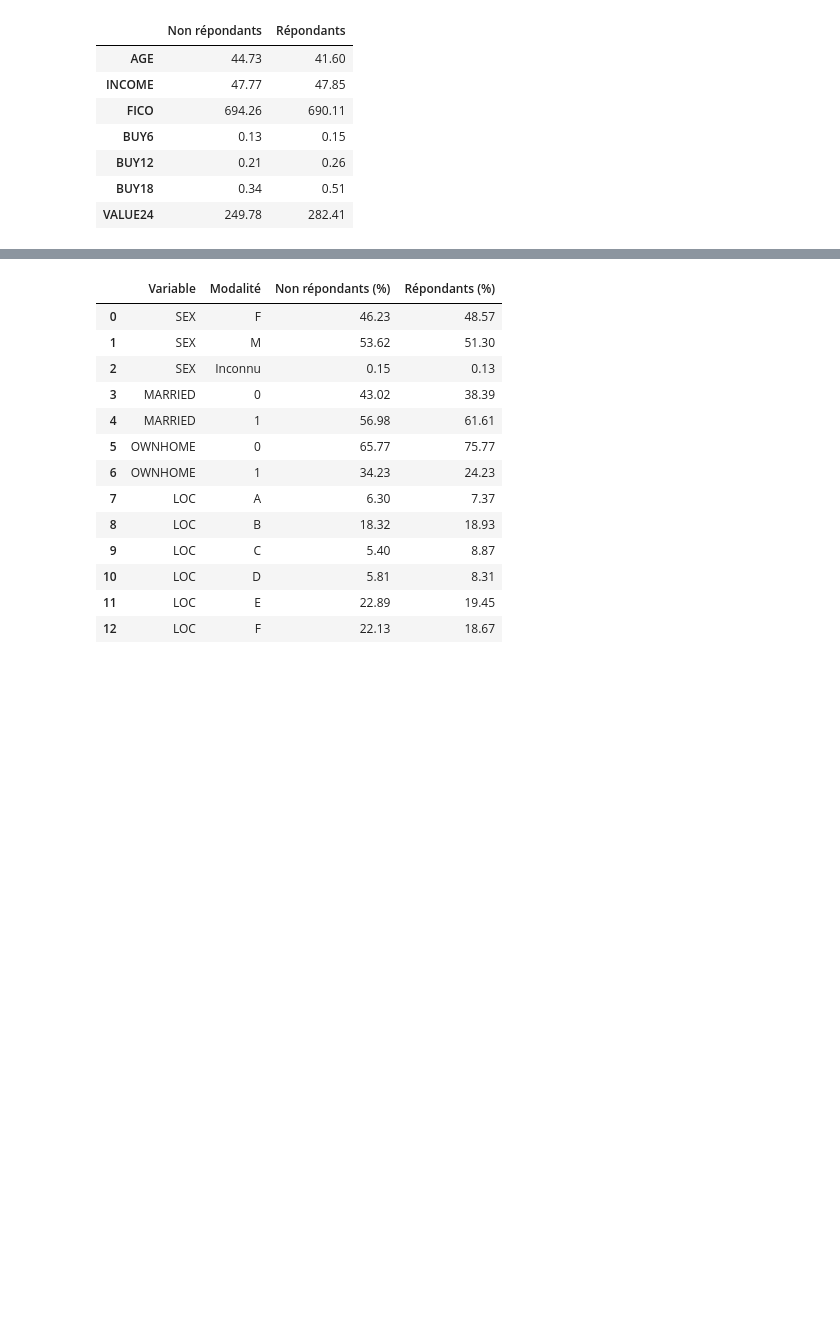
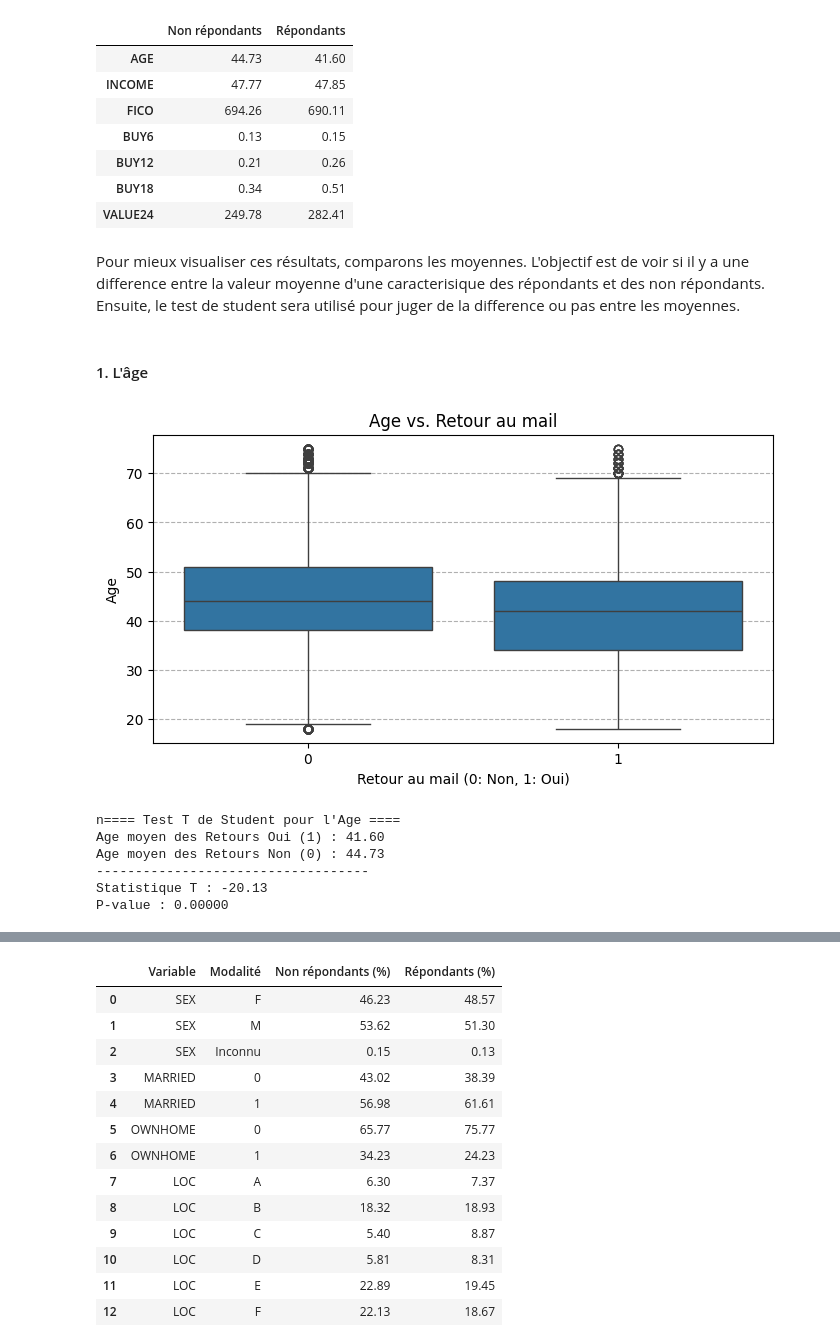
Before and after one commit to MarleneManirafasha/marketing-campaign-scoring-analysis, a Jupyter notebook: notebooks/analyse_exploratoire.ipynb, the cells around one changed output, grey strips where cells are left out. Cells and saved outputs as stored; diff of their text form; code cells hidden in the pictures; blank space fills up the shorter version.

```diff
--- a/notebooks/analyse_exploratoire.ipynb
+++ b/notebooks/analyse_exploratoire.ipynb
@@ -284,3 +354,38 @@ table_num
 | BUY12 | 0.21 | 0.26 |
 | BUY18 | 0.34 | 0.51 |
 | VALUE24 | 249.78 | 282.41 |
+# %% [markdown]
+Pour mieux visualiser ces résultats, comparons les moyennes. L'objectif est de voir si il y a une difference entre la valeur moyenne d'une caracterisique des répondants et des non répondants. Ensuite, le test de student sera utilisé pour juger de la difference ou pas entre les moyennes.
+# %% [markdown]
+#### 1. L'âge
+# %%
+# Visualisation : Boxplot
+from scipy.stats import ttest_ind
+plt.figure(figsize=(8, 4))
+sns.boxplot(x='RETOUR_rec', y='AGE', data=df)
+plt.title('Age vs. Retour au mail')
+plt.xlabel('Retour au mail (0: Non, 1: Oui)')
+plt.ylabel('Age')
+plt.grid(axis='y', linestyle='--')
+plt.show() #
+
+# Test Statistique : Test T de Student
+retour_oui_age = df[df['RETOUR_rec'] == 1]['AGE'].dropna()
+retour_non_age = df[df['RETOUR_rec'] == 0]['AGE'].dropna()
+
+statistic_age, p_value_age = ttest_ind(retour_oui_age, retour_non_age, equal_var=False)
+
+print(f"n==== Test T de Student pour l'Age ====")
+print(f"Age moyen des Retours Oui (1) : {retour_oui_age.mean():.2f}")
+print(f"Age moyen des Retours Non (0) : {retour_non_age.mean():.2f}")
+print("-" * 35)
+print(f"Statistique T : {statistic_age:.2f}")
+print(f"P-value : {p_value_age:.5f}")
+# %% [output]
+[figure, added]
+n==== Test T de Student pour l'Age ====
+Age moyen des Retours Oui (1) : 41.60
+Age moyen des Retours Non (0) : 44.73
+-----------------------------------
+Statistique T : -20.13
+P-value : 0.00000
```
Also changed, not shown: parts of 44 cells of this notebook.
